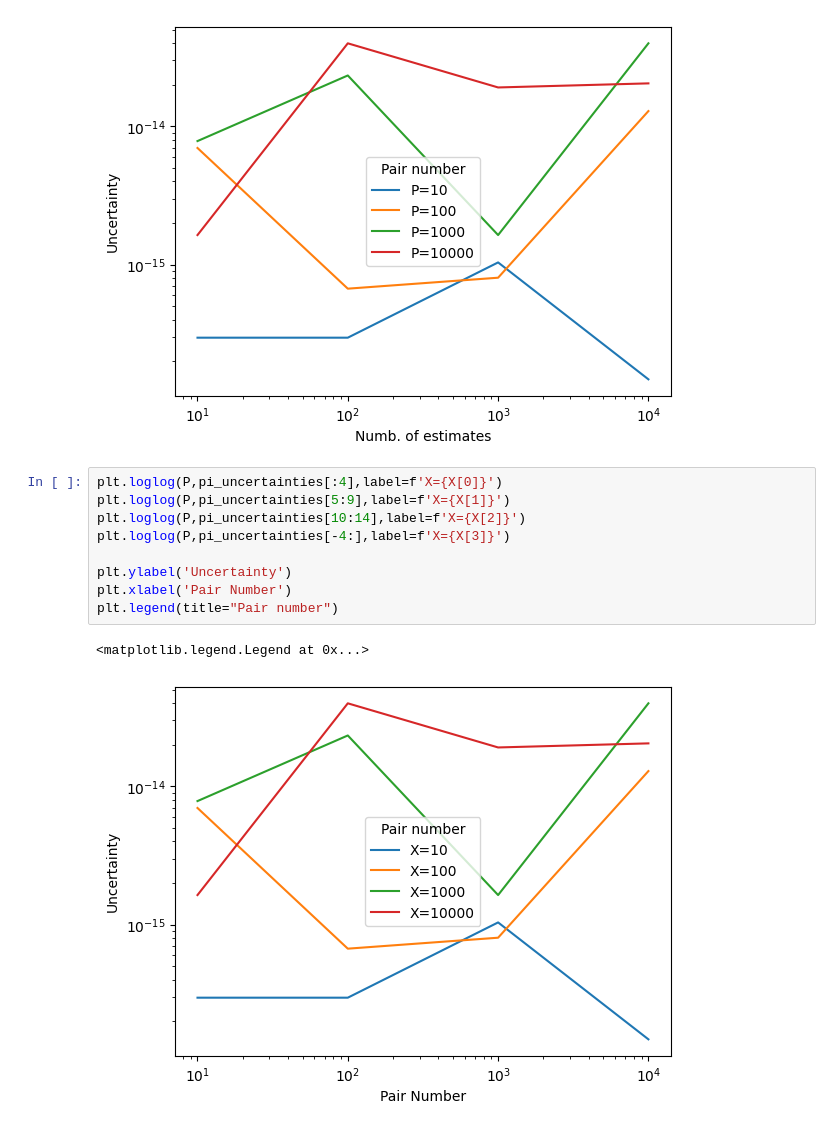
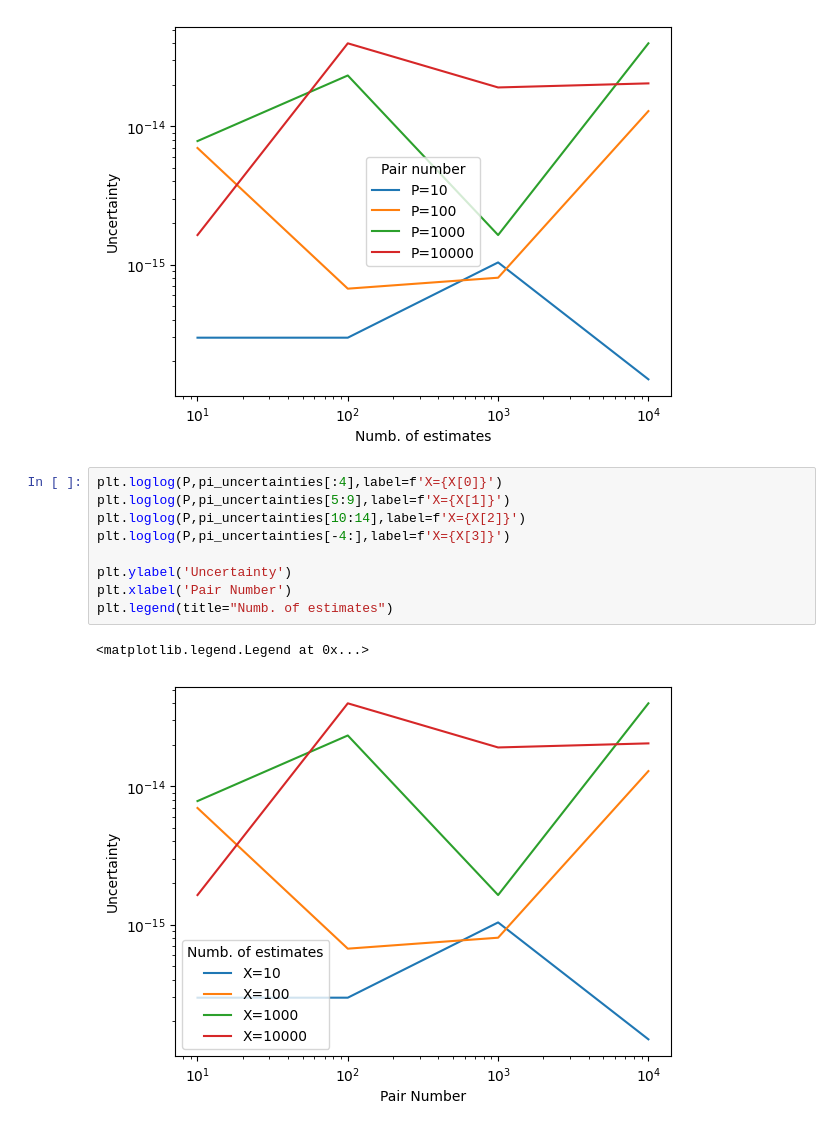
Before and after one commit to MXM1796/computational_physics_2024_fre_rei, a Jupyter notebook: Sheet_1.ipynb, the cells around one changed output. Cells and saved outputs as stored; diff of their text form.

```diff
--- a/Sheet_1.ipynb
+++ b/Sheet_1.ipynb
@@ -172,12 +172,12 @@ plt.legend(title="Pair number")
 # %%
 plt.loglog(P,pi_uncertainties[:4],label=f'X={X[0]}')
 plt.loglog(P,pi_uncertainties[5:9],label=f'X={X[1]}')
 plt.loglog(P,pi_uncertainties[10:14],label=f'X={X[2]}')
 plt.loglog(P,pi_uncertainties[-4:],label=f'X={X[3]}')
 
 plt.ylabel('Uncertainty')
 plt.xlabel('Pair Number')
-plt.legend(title="Pair number")
+plt.legend(title="Numb. of estimates")
 # %% [output]
 <matplotlib.legend.Legend at 0x...>
-[figure, old version]
+[figure, new version]
```
